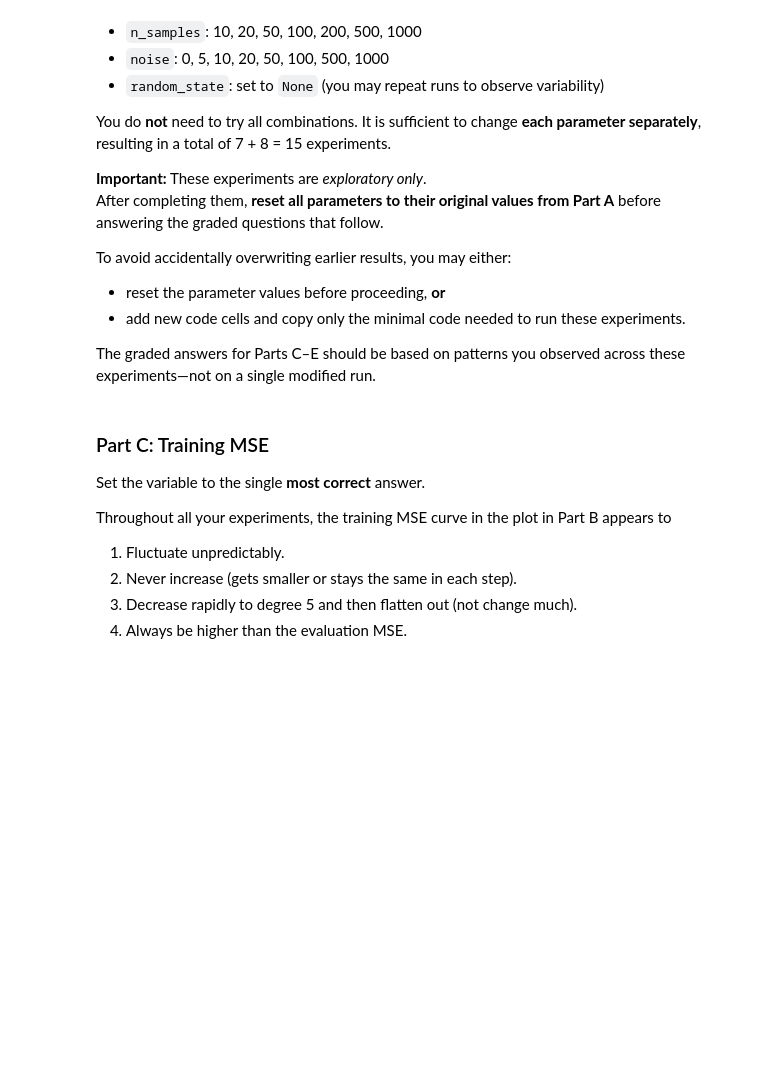
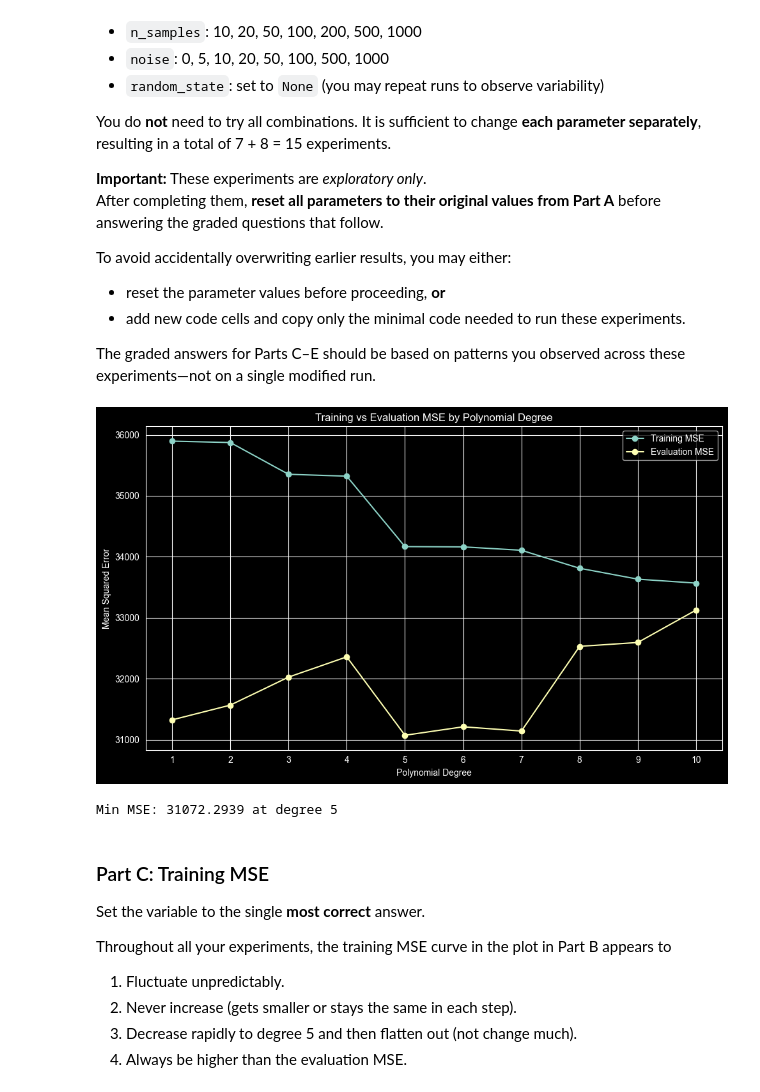
Before and after one commit to reynolkb-bu/Module-3-Assignments, a Jupyter notebook: Homework_03.ipynb, the cells around one changed output. Cells and saved outputs as stored; diff of their text form; code cells hidden in the pictures; blank space fills up the shorter version.

```diff
--- a/Homework_03.ipynb
+++ b/Homework_03.ipynb
@@ -271,6 +272,74 @@ To avoid accidentally overwriting earlier results, you may either:
 
 The graded answers for Parts C–E should be based on patterns you observed across these
 experiments—not on a single modified run.
+# %%
+X, y = make_poly_model(n_samples=200, degree=5, noise=200, show_data=True, random_state=42)
+
+X_train, X_test, y_train, y_test = train_test_split(X, y, test_size=0.3, random_state=42)
+
+# Template for Problem One Part C
+
+degrees = range(1,11) # try polynomials of these degrees
+train_errors = []     # store training MSEs for each degree here
+evaluation_errors  = []     # store evaluation MSEs for each degree here
+
+for d in degrees:
+    # Use PolynomialFeatures to transform the data into appropriate form for
+    # a polynomial model of degree d.
+
+        # Your code here
+        poly = PolynomialFeatures(degree=d)
+        X_train_poly = poly.fit_transform(X_train)
+        X_test_poly = poly.fit_transform(X_test)
+
+    # Fit a linear regression model on the transformed data
+
+        # Your code here
+        linear = LinearRegression()
+        linear.fit(X_train_poly, y_train)
+
+    # Predict on the train and evaluation sets
+
+        # Your code here
+        y_train_pred = linear.predict(X_train_poly)
+        y_test_pred = linear.predict(X_test_poly)
+
+
+    # Calculate the MSEs and append to the appropriate lists
+
+        # Your code here
+        train_mse = mean_squared_error(y_train, y_train_pred)
+        test_mse = mean_squared_error(y_test, y_test_pred)
+
+        train_errors.append(train_mse)
+        evaluation_errors.append(test_mse)
+
+# Plot training and evaluation MSEs vs degree of model using train_errors and evaluation_errors
+# Note that the x axis should have ticks for 1 .. 10 only
+
+# Your code here
+plt.figure(figsize=(10, 6))
+plt.plot(degrees, train_errors, marker='o', label='Training MSE')
+plt.plot(degrees, evaluation_errors, marker='o', label='Evaluation MSE')
+plt.xlabel('Polynomial Degree')
+plt.ylabel('Mean Squared Error')
+plt.title('Training vs Evaluation MSE by Polynomial Degree')
+plt.xticks(degrees)
+plt.legend()
+plt.tight_layout()
+plt.show()
+# %% [output]
+[figure, added]
+# %%
+# Calculate and print out the minimal MSE for evaluation set and degree where it was obtained
+# Hint: notice carefully that the MSE lists are for degrees [1, 2, 3, ....]  (i.e., index + 1)
+
+# Your code here
+min_mse = min(evaluation_errors)
+best_degree = evaluation_errors.index(min_mse) + 1
+print(f"Min MSE: {min_mse:.4f} at degree {best_degree}")
+# %% [output]
+Min MSE: 31072.2939 at degree 5
 # %% [markdown]
 ### Part C: Training MSE
 
```
Also changed, not shown: parts of 18 cells of this notebook.
